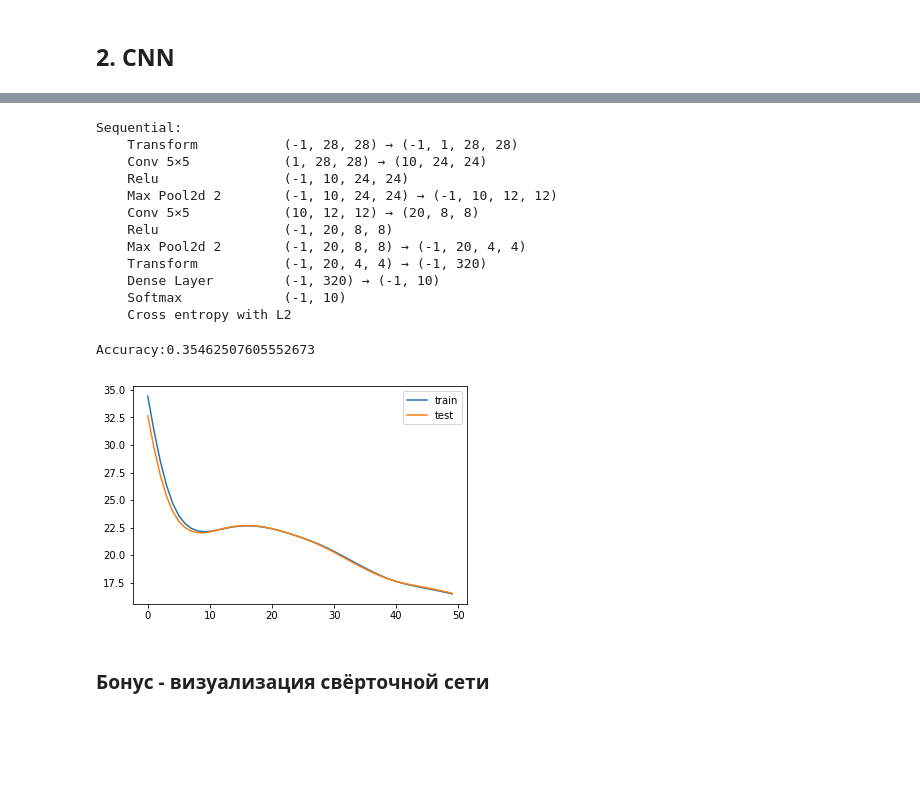
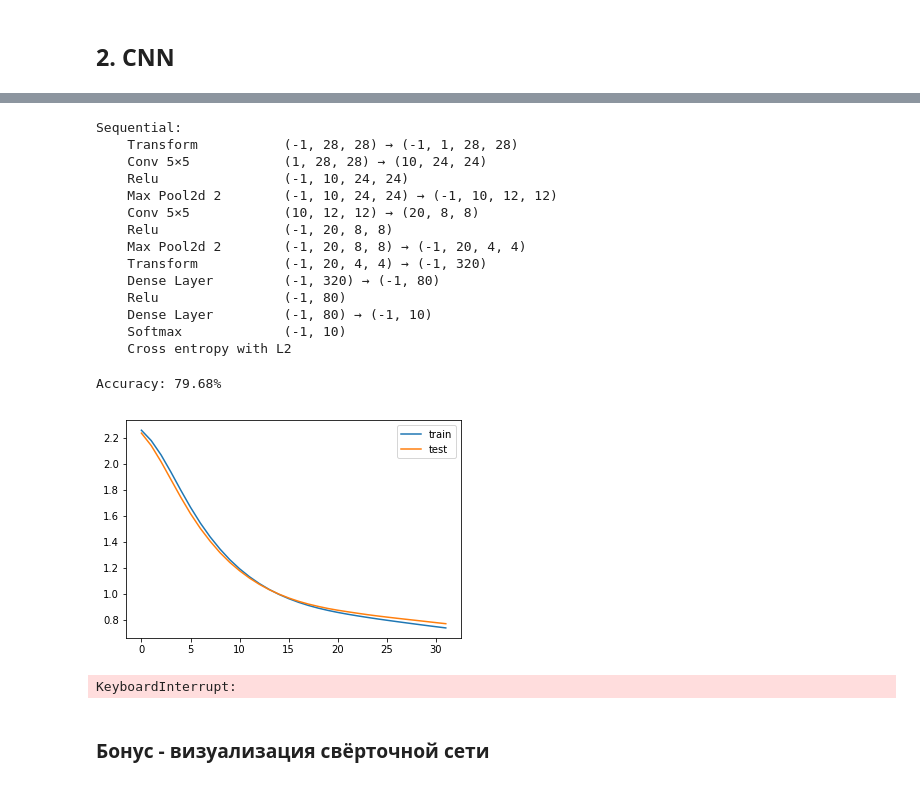
Before and after one commit to bazitur/dlschl-homeworks, a Jupyter notebook: homeworks/hw06/[hw6]Homework-First-CNN.ipynb, the cells around one changed output, grey strips where cells are left out. Cells and saved outputs as stored; diff of their text form; code cells hidden in the pictures; blank space fills up the shorter version.

```diff
--- a/homeworks/hw06/[hw6]Homework-First-CNN.ipynb
+++ b/homeworks/hw06/[hw6]Homework-First-CNN.ipynb
@@ -501,13 +495,9 @@ class Conv(Layer):
                 self.input_depth,
                 self.kernel_size,
                 self.kernel_size
-            )),
+            )) / np.sqrt(n_filters * kernel_size * kernel_size),
             requires_grad=True
         )
-#         torch.autograd.Variable(
-#             torch.randn((n_filters, input_depth, kernel_size, kernel_size)) /\
-#                 np.sqrt(n_filters * kernel_size * kernel_size)
-#         )
         self.bias = torch.autograd.Variable(
             torch.from_numpy(np.zeros(n_filters, dtype='float32')),
             requires_grad=True
@@ -582,6 +572,6 @@ Sequential:
     Softmax             (-1, 10)
     Cross entropy with L2
 # %%
-optimizer = MomentOptimizer(1e-7, 0.4)
+optimizer = MomentOptimizer(1e-6, 0.1)
 train(net, optimizer, 10, 128, X_train, y_train, X_test, y_test)
 # %% [output]
@@ -693,5 +683,5 @@ Sequential:
     Cross entropy
 # %%
 optimizer = AdamOptimizer(1e-5)
-train(net, optimizer, 20, 128, X_train, y_train, X_test, y_test)
+train(net, optimizer, 10, 128, X_train, y_train, X_test, y_test)
 # %% [output]
@@ -705,17 +697,23 @@ Accuracy:0.868190586566925
 net = SeqNet()
 net.add_many(
     Transform((-1, 28, 28), (-1, 1, 28, 28)),
+
     Conv(28, 28, 1, 5, 10),
     ReLU((-1, 10, 24, 24)),
     MaxPool(24, 24, 10, 2),
+
     Conv(12, 12, 10, 5, 20),
     ReLU((-1, 20, 8, 8)),
     MaxPool(8, 8, 20, 2),
+
     Transform((-1, 20, 4, 4), (-1, 20*4*4)),
-    Dense(20*4*4, 10),
+
+    Dense(20 * 4 * 4, 20 * 4),
+    ReLU((-1, 20 * 4)),
+    Dense(20 * 4, 10),
     Softmax(10)
 )
-net.setLoss(CrossEntropyL2(0.0002))
+net.setLoss(CrossEntropyL2(1e-16))
 net
 # %% [output]
 Sequential:
@@ -727,15 +725,18 @@ Sequential:
     Relu                (-1, 20, 8, 8)
     Max Pool2d 2        (-1, 20, 8, 8) → (-1, 20, 4, 4)
     Transform           (-1, 20, 4, 4) → (-1, 320)
-    Dense Layer         (-1, 320) → (-1, 10)
+    Dense Layer         (-1, 320) → (-1, 80)
+    Relu                (-1, 80)
+    Dense Layer         (-1, 80) → (-1, 10)
     Softmax             (-1, 10)
     Cross entropy with L2
 # %%
-optimizer = AdamOptimizer(1e-5)
+optimizer = AdamOptimizer(1e-5 * 2)
 train(net, optimizer, 50, 128, X_train, y_train, X_test, y_test)
 # %% [output]
-Accuracy:0.35462507605552673
+Accuracy: 79.68%
-[figure, old version]
+[figure, new version]
+KeyboardInterrupt:
 # %% [markdown]
 ### Бонус - визуализация свёрточной сети
 # %% [markdown]
```
Also changed, not shown: parts of 15 cells of this notebook.
